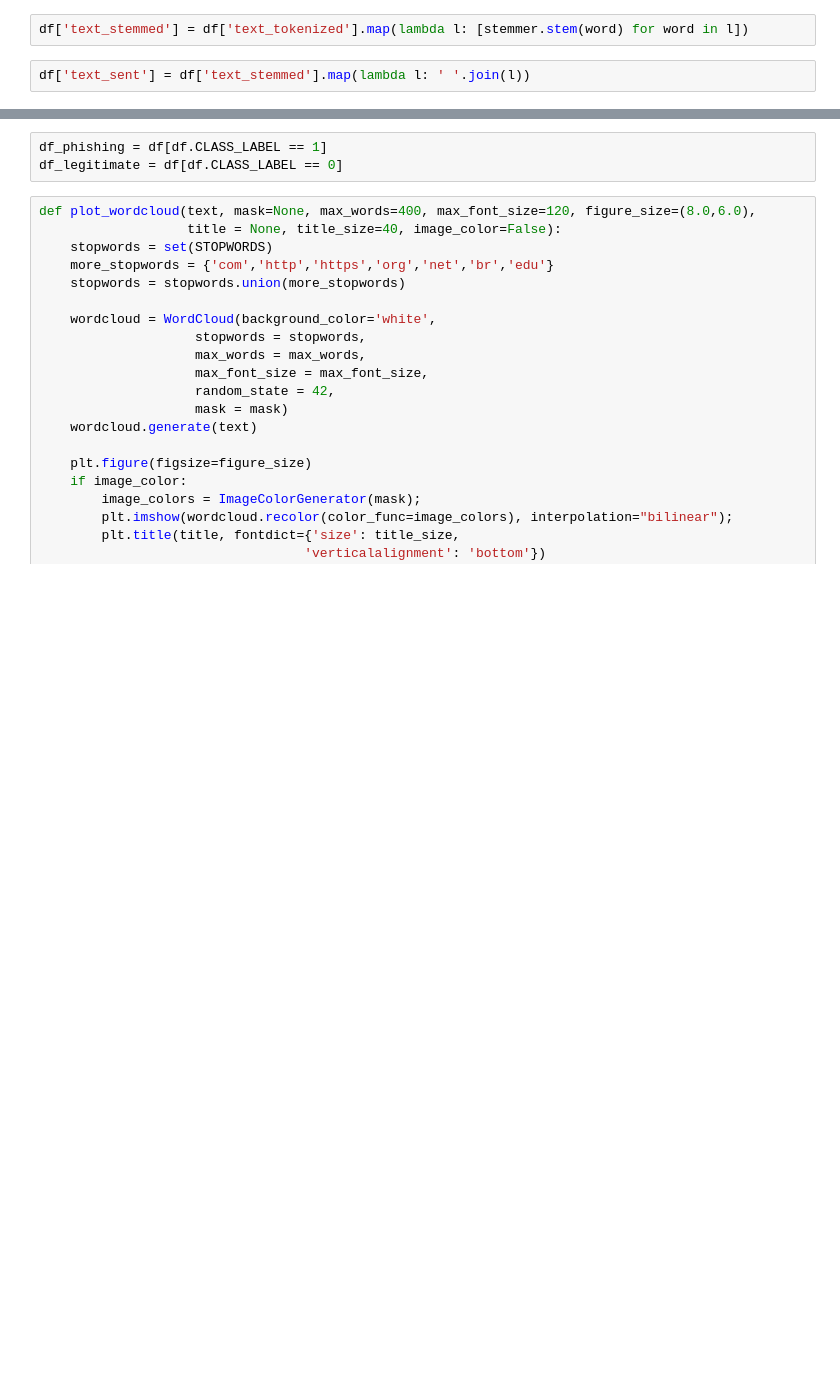
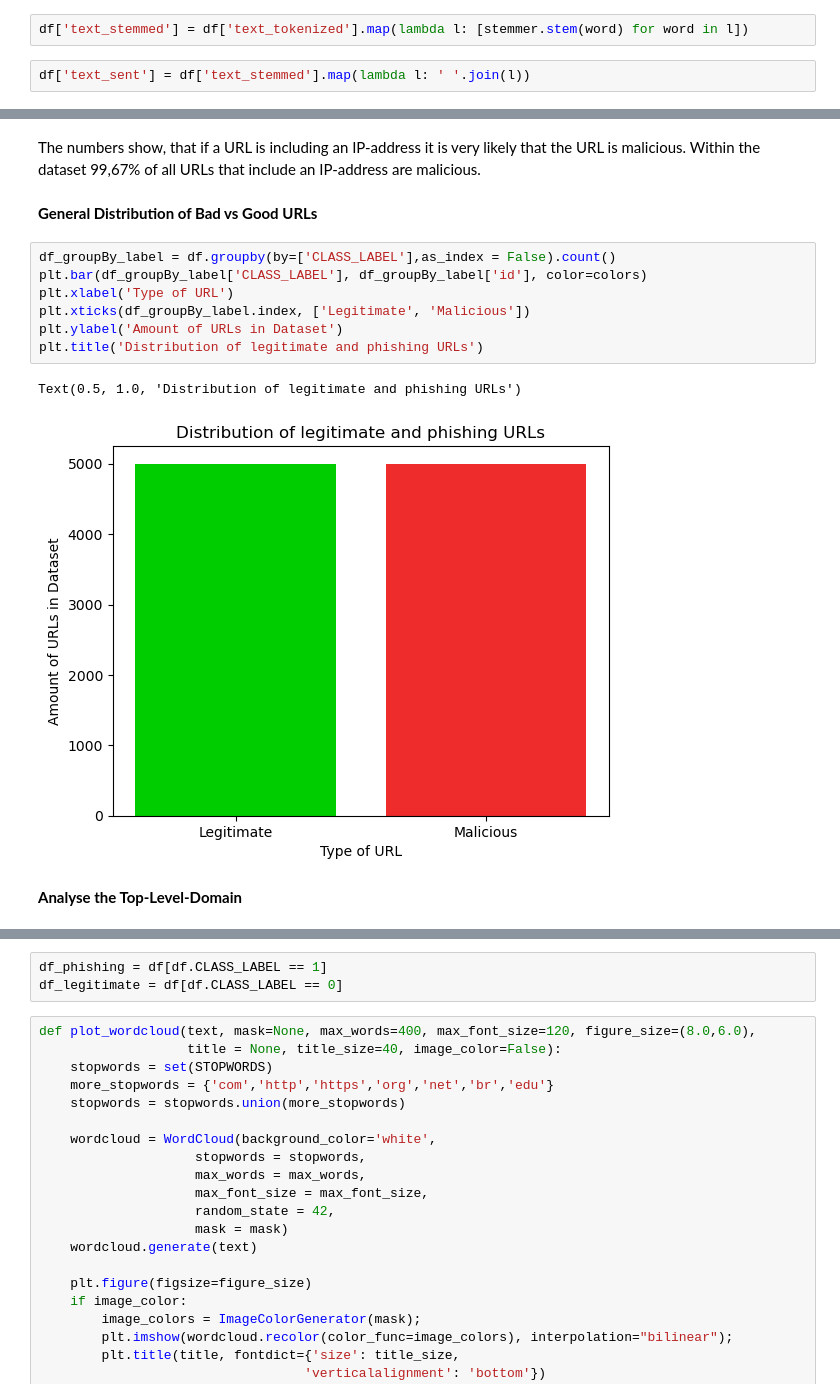
Before and after one commit to Fafien/PhishingDataset, a Jupyter notebook: phishing_analysis.ipynb, the cells around one changed output, grey strips where cells are left out. Drawn from its saved outputs; the diff is of its cells as text; blank space fills up the shorter version.

```diff
--- a/phishing_analysis.ipynb
+++ b/phishing_analysis.ipynb
@@ -225,0 +124,16 @@ df['text_sent'] = df['text_stemmed'].map(lambda l: ' '.join(l))
+# %% [markdown]
+The numbers show, that if a URL is including an IP-address it is very likely that the URL is malicious. Within the dataset 99,67% of all URLs that include an IP-address are malicious.
+# %% [markdown]
+**General Distribution of Bad vs Good URLs**
+# %%
+df_groupBy_label = df.groupby(by=['CLASS_LABEL'],as_index = False).count()
+plt.bar(df_groupBy_label['CLASS_LABEL'], df_groupBy_label['id'], color=colors)
+plt.xlabel('Type of URL')
+plt.xticks(df_groupBy_label.index, ['Legitimate', 'Malicious'])
+plt.ylabel('Amount of URLs in Dataset')
+plt.title('Distribution of legitimate and phishing URLs')
+# %% [output]
+Text(0.5, 1.0, 'Distribution of legitimate and phishing URLs')
+[figure, added]
+# %% [markdown]
+**Analyse the Top-Level-Domain**
```
Also changed, not shown: parts of 64 cells of this notebook, 1 other file.
